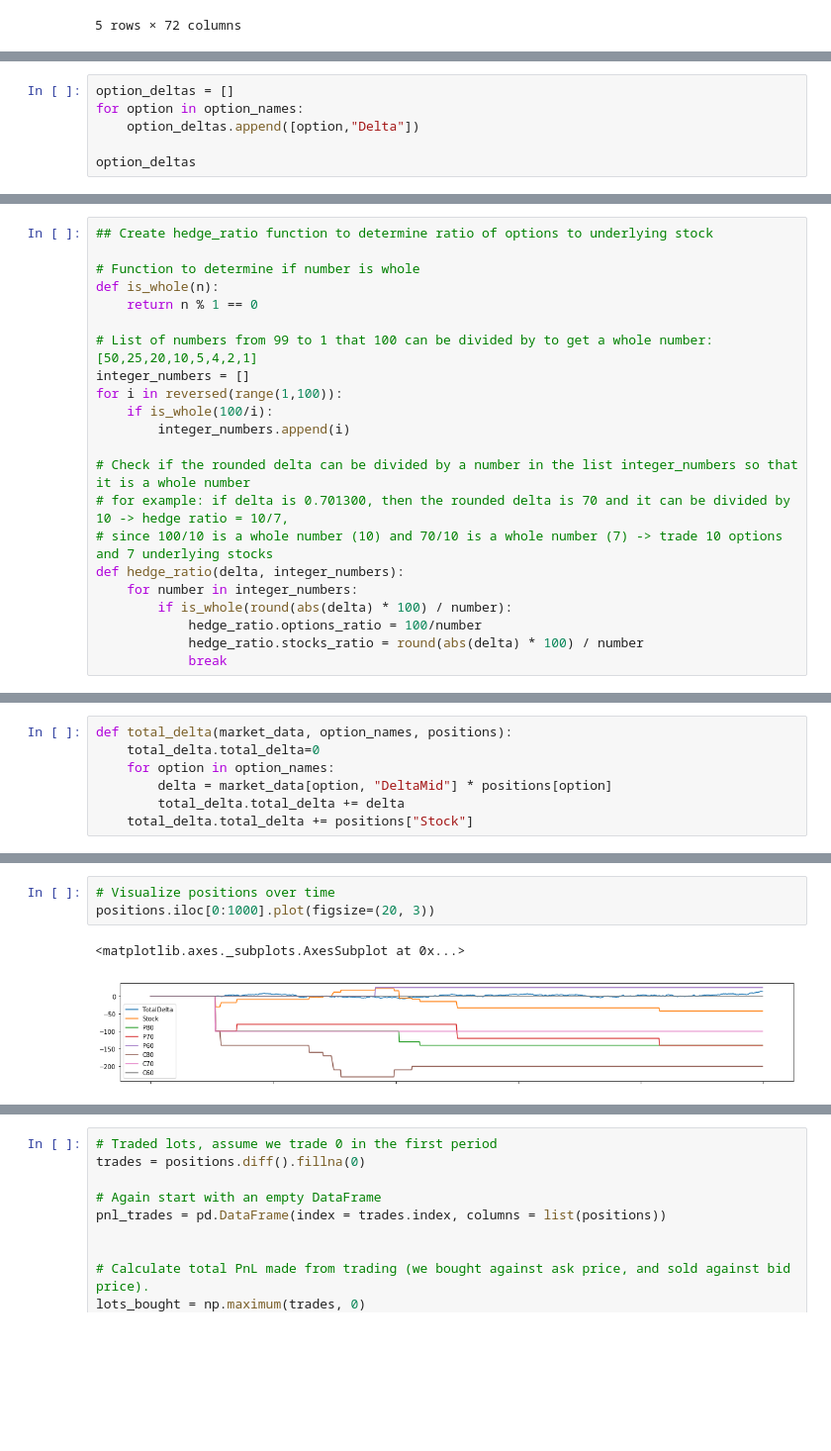
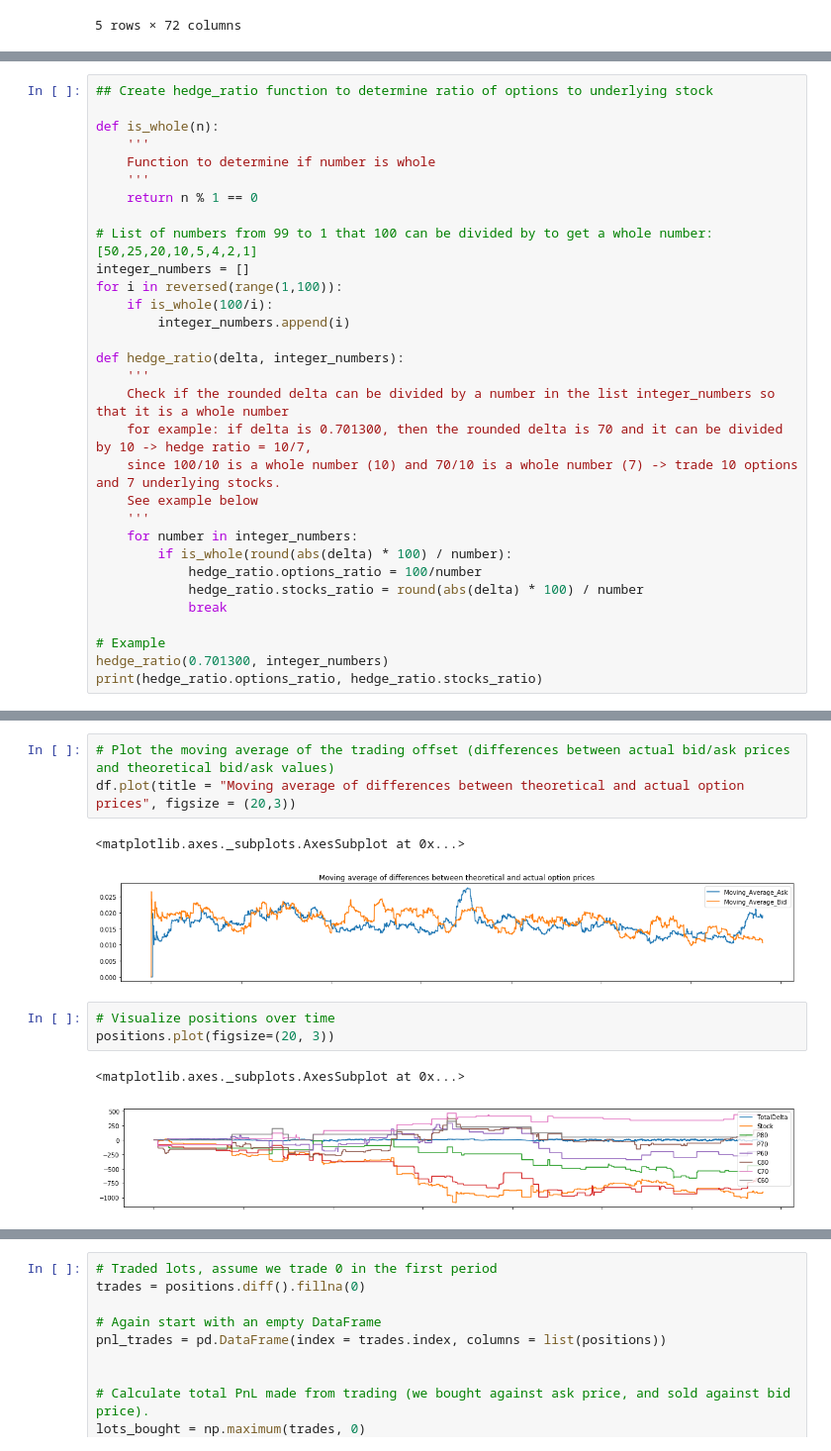
Before and after one commit to AlfreddeHaan/a, a Jupyter notebook: Final Group U4. Assignment Week 6. Options Arbitrage.ipynb, the cells around one changed output, grey strips where cells are left out. Shown at 99% size. Saved outputs shown, nothing was run; the diff lists cells and outputs as text; blank space fills up the shorter version.

```diff
--- a/Final Group U4. Assignment Week 6. Options Arbitrage.ipynb
+++ b/Final Group U4. Assignment Week 6. Options Arbitrage.ipynb
@@ -399,8 +399,2 @@ trading_offset
 # %% [output]
 0.021137841124791678
-# %%
-option_deltas = []
-for option in option_names:
-    option_deltas.append([option,"Delta"])
-
-option_deltas
@@ -422,8 +401,10 @@ print(result)
 # %%
 ## Create hedge_ratio function to determine ratio of options to underlying stock
 
-# Function to determine if number is whole
 def is_whole(n):
+    '''
+    Function to determine if number is whole
+    '''
     return n % 1 == 0
 
 # List of numbers from 99 to 1 that 100 can be divided by to get a whole number: [50,25,20,10,5,4,2,1]
@@ -432,12 +413,19 @@ for i in reversed(range(1,100)):
     if is_whole(100/i):
         integer_numbers.append(i)
 
-# Check if the rounded delta can be divided by a number in the list integer_numbers so that it is a whole number
-# for example: if delta is 0.701300, then the rounded delta is 70 and it can be divided by 10 -> hedge ratio = 10/7,
-# since 100/10 is a whole number (10) and 70/10 is a whole number (7) -> trade 10 options and 7 underlying stocks
 def hedge_ratio(delta, integer_numbers):
+    '''
+    Check if the rounded delta can be divided by a number in the list integer_numbers so that it is a whole number
+    for example: if delta is 0.701300, then the rounded delta is 70 and it can be divided by 10 -> hedge ratio = 10/7,
+    since 100/10 is a whole number (10) and 70/10 is a whole number (7) -> trade 10 options and 7 underlying stocks.
+    See example below
+    '''
     for number in integer_numbers:
         if is_whole(round(abs(delta) * 100) / number):
             hedge_ratio.options_ratio = 100/number
             hedge_ratio.stocks_ratio = round(abs(delta) * 100) / number
             break
+
+# Example
+hedge_ratio(0.701300, integer_numbers)
+print(hedge_ratio.options_ratio, hedge_ratio.stocks_ratio)
@@ -476,7 +465,0 @@ print(trade_made.options_trade, trade_made.stocks_trade)
-# %%
-def total_delta(market_data, option_names, positions):
-    total_delta.total_delta=0
-    for option in option_names:
-        delta = market_data[option, "DeltaMid"] * positions[option]
-        total_delta.total_delta += delta
-    total_delta.total_delta += positions["Stock"]
@@ -670,6 +658,12 @@ for time, mkt_data_at_time in market_data.iterrows():
+# %%
+# Plot the moving average of the trading offset (differences between actual bid/ask prices and theoretical bid/ask values)
+df.plot(title = "Moving average of differences between theoretical and actual option prices", figsize = (20,3))
+# %% [output]
+<matplotlib.axes._subplots.AxesSubplot at 0x...>
+[figure, added]
 # %%
 # Visualize positions over time
-positions.iloc[0:1000].plot(figsize=(20, 3))
+positions.plot(figsize=(20, 3))
 # %% [output]
 <matplotlib.axes._subplots.AxesSubplot at 0x...>
-[figure, old version]
+[figure, new version]
```
Also changed, not shown: parts of 29 cells of this notebook.
